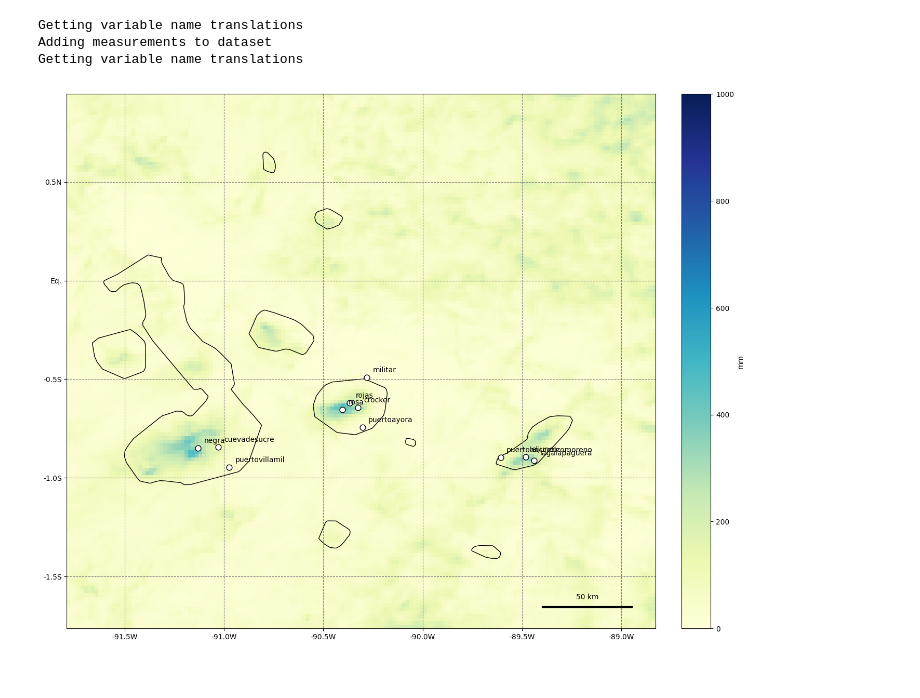
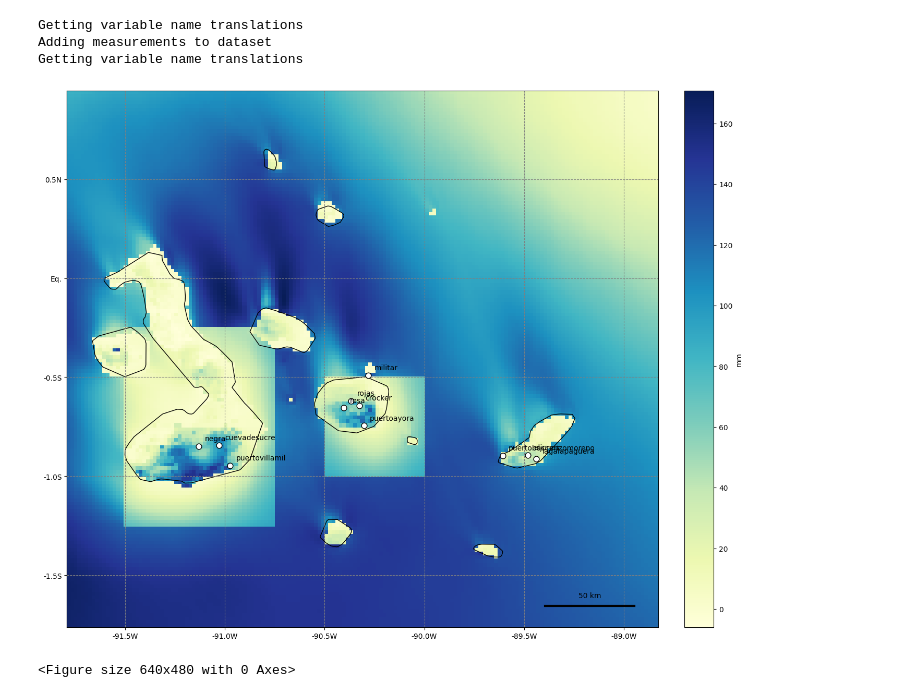
Before and after one commit to benatouba/darwin, a Jupyter notebook: maps_for_nnn.ipynb, the cells around one changed output. Cells and saved outputs as stored; diff of their text form; code cells hidden in the pictures.

```diff
--- a/maps_for_nnn.ipynb
+++ b/maps_for_nnn.ipynb
@@ -70,19 +61,32 @@ def plot_map(ds, name, **kwargs):
     ds.plot_map(ax=ax, **kwargs)
     plt.savefig(f"rc_trop_ls_MM_{variable}_sum_map_{name}.png")
     plt.show()
-# %%
-from importlib import reload
-reload(darwin)
-plot_map_args["vmax"] = 1000
-plot_map_args["vmin"] = 0
-plot_map_args["cmap"] = "YlGnBu"
-# nina_diff = nina.copy()
-# nina_diff.prcp.data = nino.prcp.data - nina.prcp.data
-# nina_diff.attrs = neutral.attrs
-ds = darwin.Experiment(neutral)
-plot_map(ds, name="neutral", **plot_map_args)
-# %% [output]
-Getting variable name translations
-Adding measurements to dataset
-Getting variable name translations
-[figure, removed]
+# %%
+from importlib import reload
+reload(darwin)
+
+plot_map_args = {
+    "aggregation":"sum",
+    "save": False,
+    "stations": True,
+    "cbar": True,
+    "unit":'mm',
+    "cmap":'coolwarm',
+    # "vmax":1500
+}
+
+# plot_map_args["vmax"] = 1000
+# plot_map_args["vmin"] = 0
+plot_map_args["cmap"] = "YlGnBu"
+diff = nina.copy()
+diff[variable].data = nino[variable].data - nina[variable].data
+diff.attrs = neutral.attrs
+ds = darwin.Experiment(diff)
+plot_map(ds, name=enso_event, **plot_map_args)
+plt.savefig(f"rc_trop_ls_MM_{variable}_sum_map_nino-nina.png")
+# %% [output]
+Getting variable name translations
+Adding measurements to dataset
+Getting variable name translations
+[figure, added]
+<Figure size 640x480 with 0 Axes>
```
Also changed, not shown: parts of 4 cells of this notebook.
